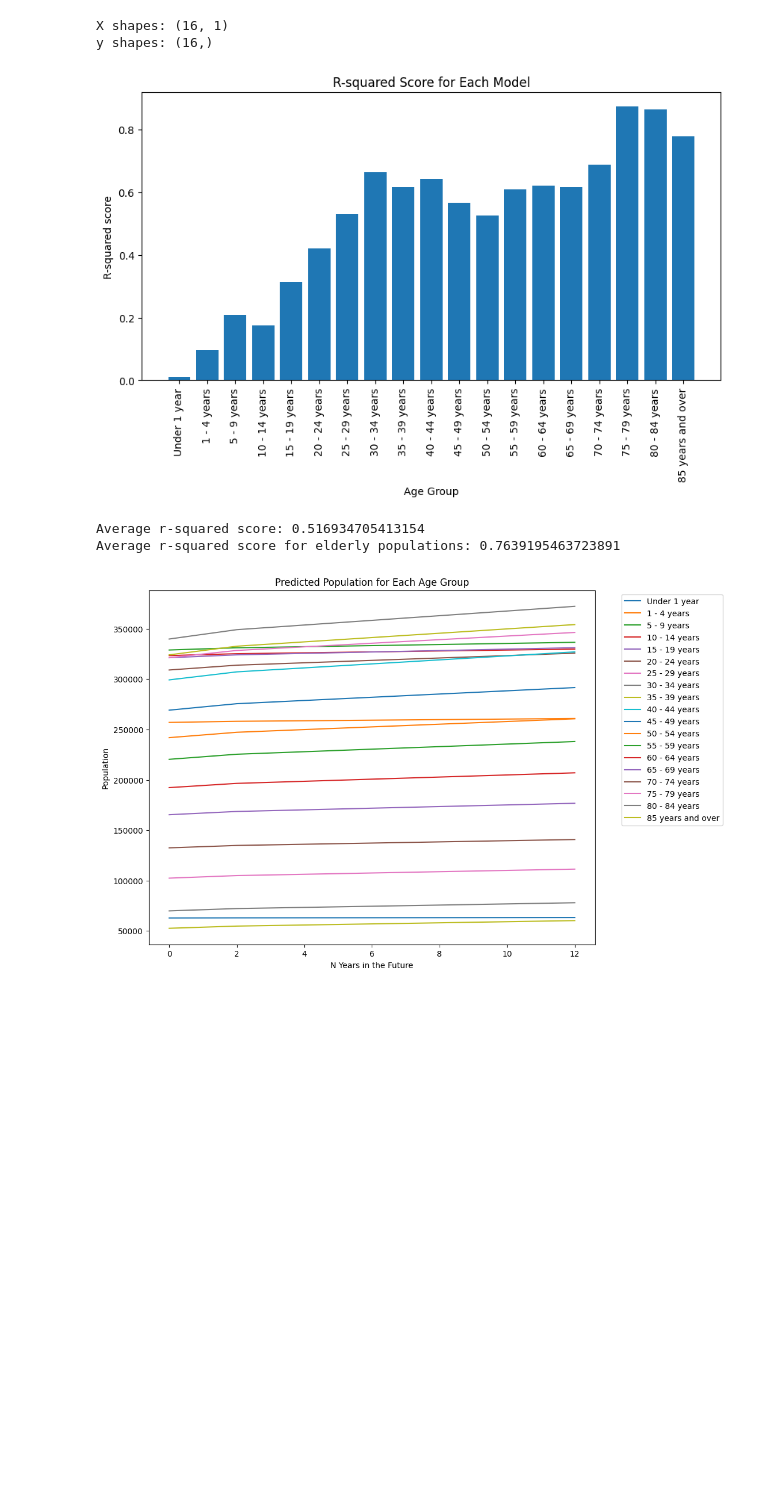
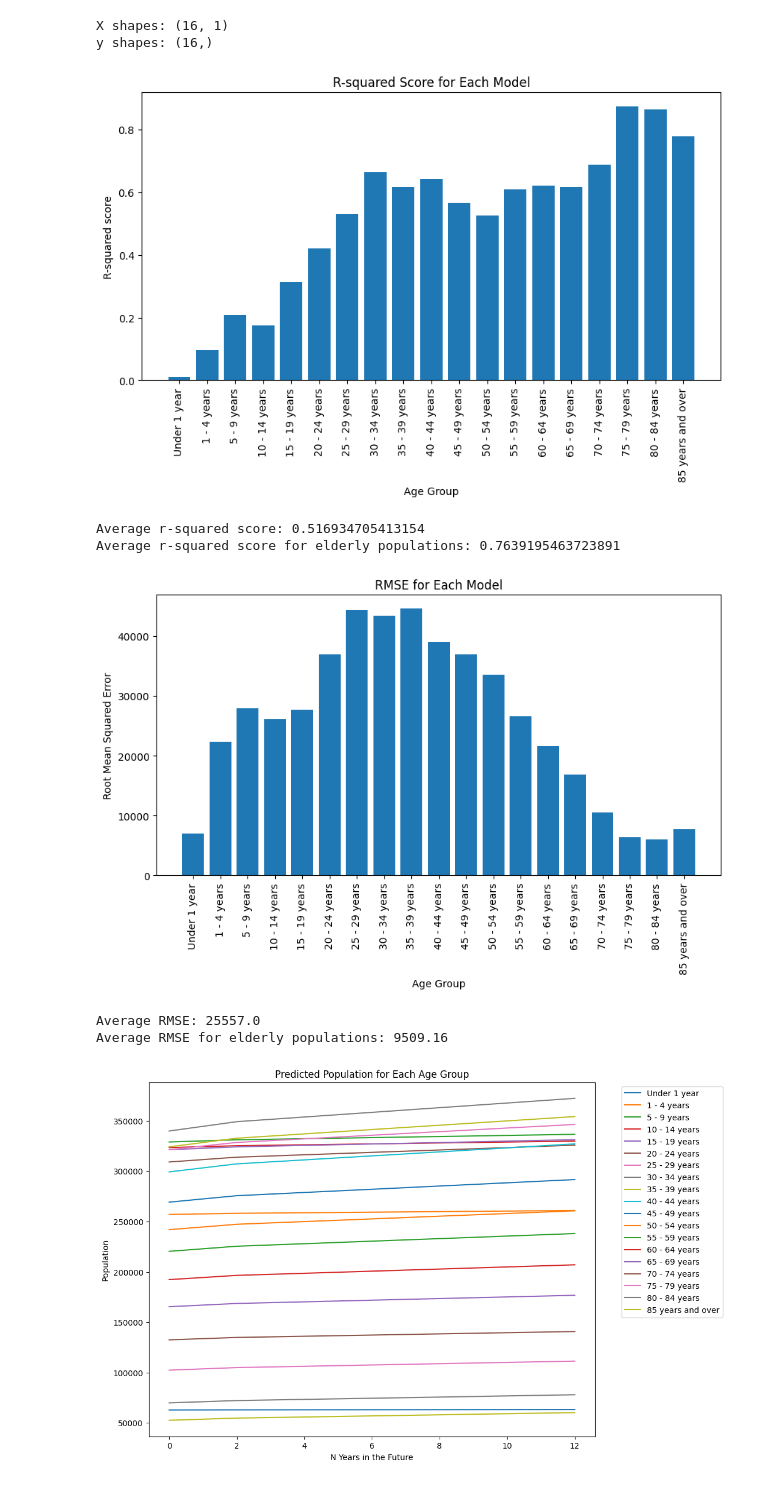
Before and after one commit to oOoOoOo0o/LM051-FYP, a Jupyter notebook: linear-regression/linear-regression-age-groups.ipynb, the cells around one changed output. Drawn from its saved outputs; the diff is of its cells as text; code cells hidden in the pictures; blank space fills up the shorter version.

Commit message:
Added RMSE metric

```diff
--- a/linear-regression/linear-regression-age-groups.ipynb
+++ b/linear-regression/linear-regression-age-groups.ipynb
@@ -51,8 +52,9 @@ plt.show()
 # %%
 # To be used in evaluation
 r_squareds = []
+rmses = []
 
-# Fit each model with a corresponding age group
+# Fit each model with a corresponding age group and record results
 for ag in age_groups:
     X = cna15[['Year']]
     y = cna15[ag]
@@ -63,6 +65,9 @@ for ag in age_groups:
     r_squareds.append(model.score(X, y))
     models[ag] = model
 
+    y_pred = model.predict(X)
+    rmses.append(root_mean_squared_error(y, y_pred))
+
 print('X shapes:', cna15[['Year']].shape)
 print('y shapes:', cna15[age_groups[0]].shape)
 # %% [output]
@@ -70,23 +75,42 @@ X shapes: (16, 1)
 y shapes: (16,)
 # %%
 # Visualising each model's performance
+# R squared scores
 plt.figure(figsize=(10, 5))
 plt.bar(np.arange(len(age_groups)), r_squareds)
 plt.title('R-squared Score for Each Model')
 plt.ylabel('R-squared score')
 plt.xlabel('Age Group')
 plt.xticks(ticks=np.arange(len(age_groups)), labels=age_groups, rotation=90)
 plt.show()
 
 avg_r_score = sum(r_squareds) / len(r_squareds)
 print('Average r-squared score:', avg_r_score)
 
 avg_r_score = sum(r_squareds[-5:]) / 5
 print('Average r-squared score for elderly populations:', avg_r_score)
+
+# Root mean squared error (RMSE)
+plt.figure(figsize=(10, 5))
+plt.bar(np.arange(len(age_groups)), rmses)
+plt.title('RMSE for Each Model')
+plt.ylabel('Root Mean Squared Error')
+plt.xlabel('Age Group')
+plt.xticks(ticks=np.arange(len(age_groups)), labels=age_groups, rotation=90)
+plt.show()
+
+avg_rmse = round(sum(rmses) / len(rmses), 2)
+print('Average RMSE:', avg_rmse)
+
+avg_rmse = round(sum(rmses[-5:]) / 5, 2)
+print('Average RMSE for elderly populations:', avg_rmse)
 # %% [output]
 [figure]
 Average r-squared score: 0.516934705413154
 Average r-squared score for elderly populations: 0.7639195463723891
+[figure, added]
+Average RMSE: 25557.0
+Average RMSE for elderly populations: 9509.16
 # %%
 # Predicting future population using each age group's model
 years_to_predict = pd.DataFrame({'Year': [2020, 2022, 2024, 2025, 2026, 2027, 2028, 2029, 2030, 2031, 2032, 2033, 2034]})
```
Also changed, not shown: parts of 1 cell of this notebook.
